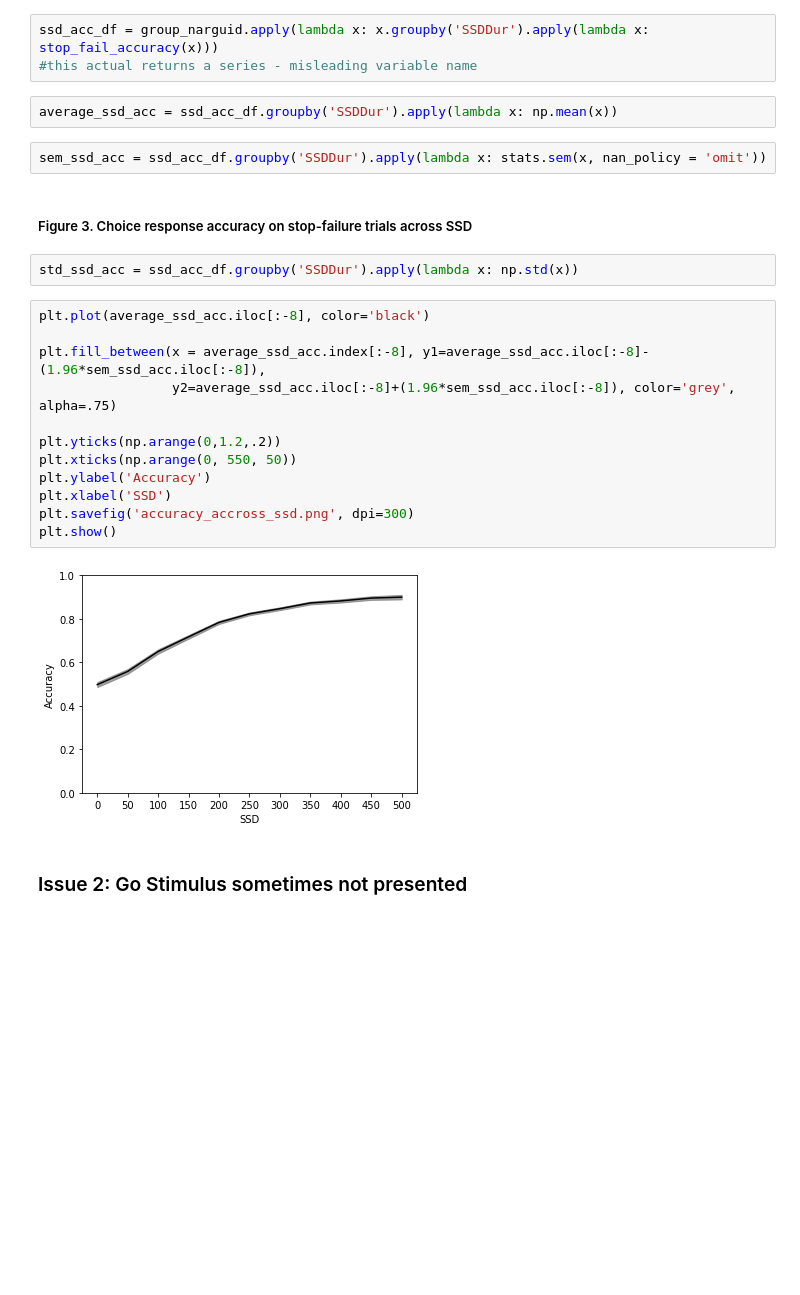
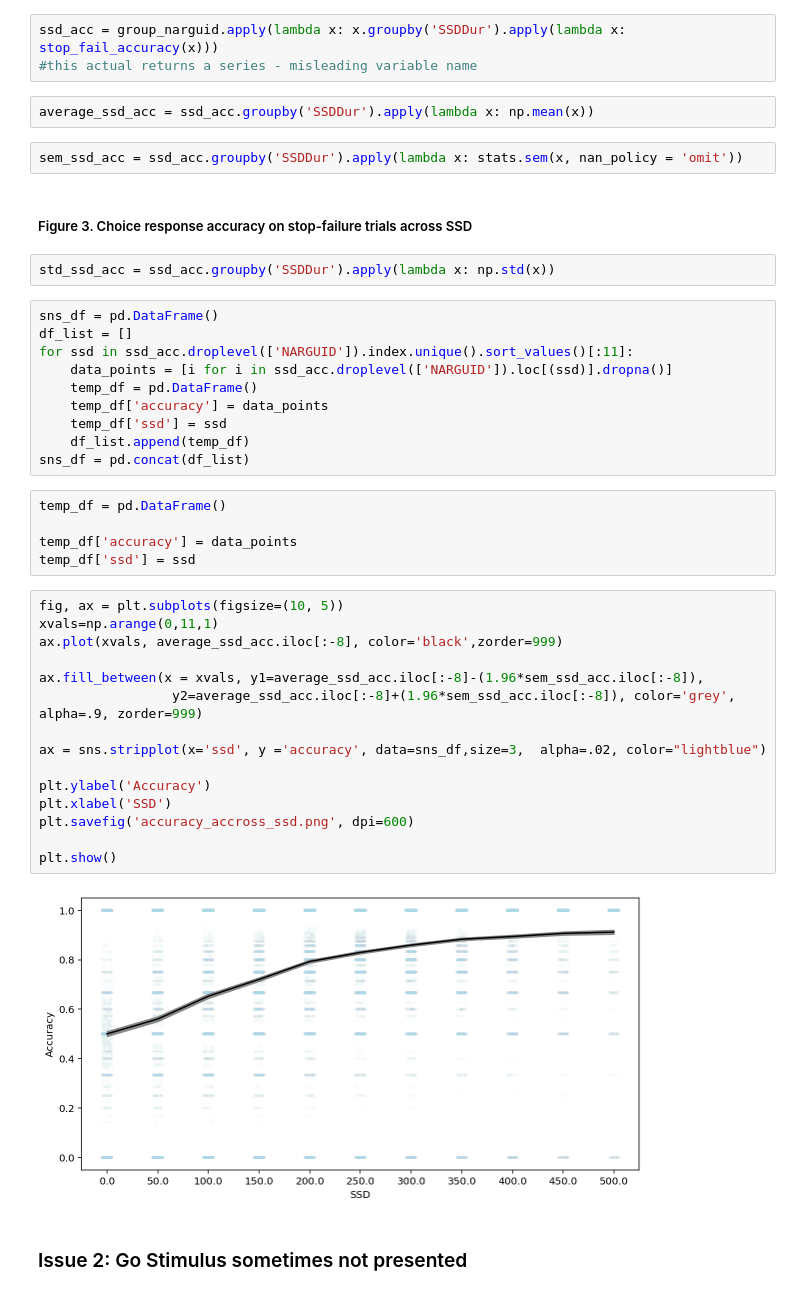
Before and after one commit to mckenziephagen/ABCD_Stop_Signal, a Jupyter notebook: scripts/SST_manuscript/SST_problems.ipynb, the cells around one changed output. Saved outputs shown, nothing was run; the diff lists cells and outputs as text; blank space fills up the shorter version.

```diff
--- a/scripts/SST_manuscript/SST_problems.ipynb
+++ b/scripts/SST_manuscript/SST_problems.ipynb
@@ -211,30 +227,48 @@ stats.norm.interval(.95, loc=mu,scale=sigma/math.sqrt(N))
 # %% [markdown]
 ##### choice accuracy across SSDs
 # %%
-ssd_acc_df = group_narguid.apply(lambda x: x.groupby('SSDDur').apply(lambda x: stop_fail_accuracy(x)))
+ssd_acc = group_narguid.apply(lambda x: x.groupby('SSDDur').apply(lambda x: stop_fail_accuracy(x)))
 #this actual returns a series - misleading variable name
 # %%
-average_ssd_acc = ssd_acc_df.groupby('SSDDur').apply(lambda x: np.mean(x))
+average_ssd_acc = ssd_acc.groupby('SSDDur').apply(lambda x: np.mean(x))
 # %%
-sem_ssd_acc = ssd_acc_df.groupby('SSDDur').apply(lambda x: stats.sem(x, nan_policy = 'omit'))
+sem_ssd_acc = ssd_acc.groupby('SSDDur').apply(lambda x: stats.sem(x, nan_policy = 'omit'))
 # %% [markdown]
 ##### Figure 3. Choice response accuracy on stop-failure trials across SSD
 # %%
-std_ssd_acc = ssd_acc_df.groupby('SSDDur').apply(lambda x: np.std(x))
+std_ssd_acc = ssd_acc.groupby('SSDDur').apply(lambda x: np.std(x))
+# %%
+sns_df = pd.DataFrame()
+df_list = []
+for ssd in ssd_acc.droplevel(['NARGUID']).index.unique().sort_values()[:11]:
+    data_points = [i for i in ssd_acc.droplevel(['NARGUID']).loc[(ssd)].dropna()]
+    temp_df = pd.DataFrame()
+    temp_df['accuracy'] = data_points
+    temp_df['ssd'] = ssd
+    df_list.append(temp_df)
+sns_df = pd.concat(df_list)
+# %%
+temp_df = pd.DataFrame()
+
+temp_df['accuracy'] = data_points
+temp_df['ssd'] = ssd
 # %%
-plt.plot(average_ssd_acc.iloc[:-8], color='black')
+fig, ax = plt.subplots(figsize=(10, 5))
+xvals=np.arange(0,11,1)
+ax.plot(xvals, average_ssd_acc.iloc[:-8], color='black',zorder=999)
 
-plt.fill_between(x = average_ssd_acc.index[:-8], y1=average_ssd_acc.iloc[:-8]-(1.96*sem_ssd_acc.iloc[:-8]),
-                 y2=average_ssd_acc.iloc[:-8]+(1.96*sem_ssd_acc.iloc[:-8]), color='grey', alpha=.75)
+ax.fill_between(x = xvals, y1=average_ssd_acc.iloc[:-8]-(1.96*sem_ssd_acc.iloc[:-8]),
+                 y2=average_ssd_acc.iloc[:-8]+(1.96*sem_ssd_acc.iloc[:-8]), color='grey', alpha=.9, zorder=999)
 
-plt.yticks(np.arange(0,1.2,.2))
-plt.xticks(np.arange(0, 550, 50))
+ax = sns.stripplot(x='ssd', y ='accuracy', data=sns_df,size=3,  alpha=.02, color="lightblue")
+
 plt.ylabel('Accuracy')
 plt.xlabel('SSD')
-plt.savefig('accuracy_accross_ssd.png', dpi=300)
+plt.savefig('accuracy_accross_ssd.png', dpi=600)
+
 plt.show()
 # %% [output]
-[figure, old version]
+[figure, new version]
 # %% [markdown]
 ### Issue 2: Go Stimulus sometimes not presented
 # %% [markdown]
```
Also changed, not shown: parts of 66 cells of this notebook, 2 other files.
